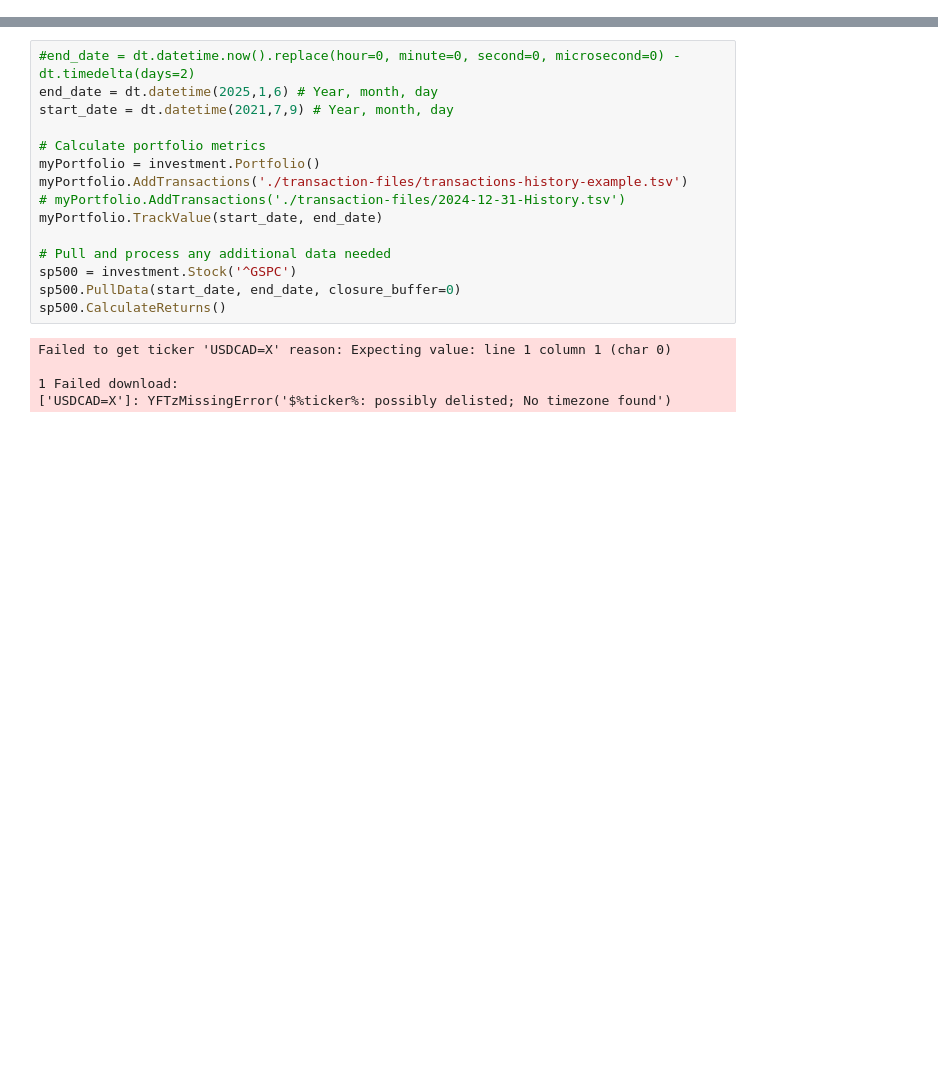
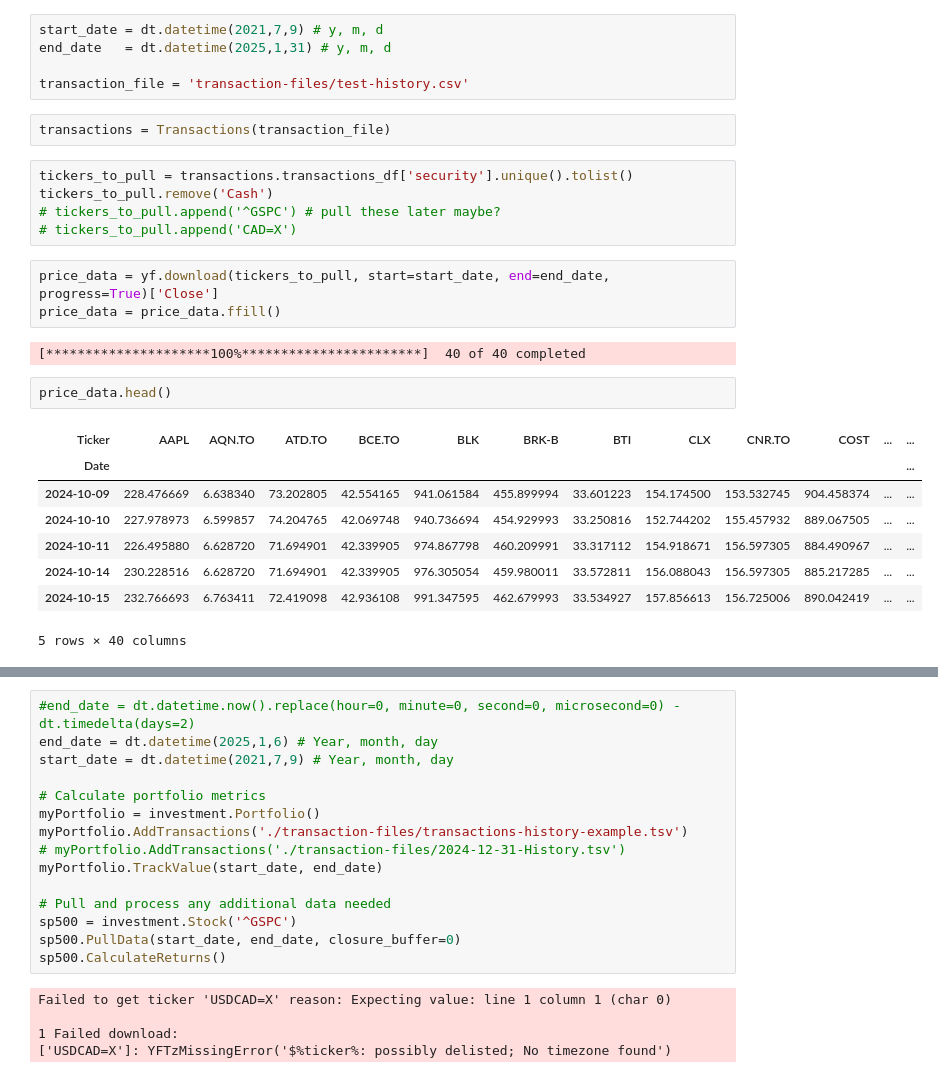
Before and after one commit to JakubStacho/portfolio-tracker, a Jupyter notebook: portfolio-tracker.ipynb, the cells around one changed output, grey strips where cells are left out. Saved outputs shown, nothing was run; the diff lists cells and outputs as text; blank space fills up the shorter version.

```diff
--- a/portfolio-tracker.ipynb
+++ b/portfolio-tracker.ipynb
@@ -19,0 +22,28 @@ yfinance: pandas_datareader support is deprecated & semi-broken so will be remov
+# %%
+start_date = dt.datetime(2021,7,9) # y, m, d
+end_date   = dt.datetime(2025,1,31) # y, m, d
+
+transaction_file = 'transaction-files/test-history.csv'
+# %%
+transactions = Transactions(transaction_file)
+# %%
+tickers_to_pull = transactions.transactions_df['security'].unique().tolist()
+tickers_to_pull.remove('Cash')
+# tickers_to_pull.append('^GSPC') # pull these later maybe?
+# tickers_to_pull.append('CAD=X')
+# %%
+price_data = yf.download(tickers_to_pull, start=start_date, end=end_date, progress=True)['Close']
+price_data = price_data.ffill()
+# %% [output]
+[*********************100%***********************]  40 of 40 completed
+# %%
+price_data.head()
+# %% [output]
+| Ticker | AAPL | AQN.TO | ATD.TO | BCE.TO | BLK | BRK-B | BTI | CLX | CNR.TO | COST | ... | ... |
+| Date |  |  |  |  |  |  |  |  |  |  |  | ... |
+| 2024-10-09 | 228.476669 | 6.638340 | 73.202805 | 42.554165 | 941.061584 | 455.899994 | 33.601223 | 154.174500 | 153.532745 | 904.458374 | ... | ... |
+| 2024-10-10 | 227.978973 | 6.599857 | 74.204765 | 42.069748 | 940.736694 | 454.929993 | 33.250816 | 152.744202 | 155.457932 | 889.067505 | ... | ... |
+| 2024-10-11 | 226.495880 | 6.628720 | 71.694901 | 42.339905 | 974.867798 | 460.209991 | 33.317112 | 154.918671 | 156.597305 | 884.490967 | ... | ... |
+| 2024-10-14 | 230.228516 | 6.628720 | 71.694901 | 42.339905 | 976.305054 | 459.980011 | 33.572811 | 156.088043 | 156.597305 | 885.217285 | ... | ... |
+| 2024-10-15 | 232.766693 | 6.763411 | 72.419098 | 42.936108 | 991.347595 | 462.679993 | 33.534927 | 157.856613 | 156.725006 | 890.042419 | ... | ... |
+5 rows × 40 columns
```
Also changed, not shown: parts of 26 cells of this notebook, 9 other files.
